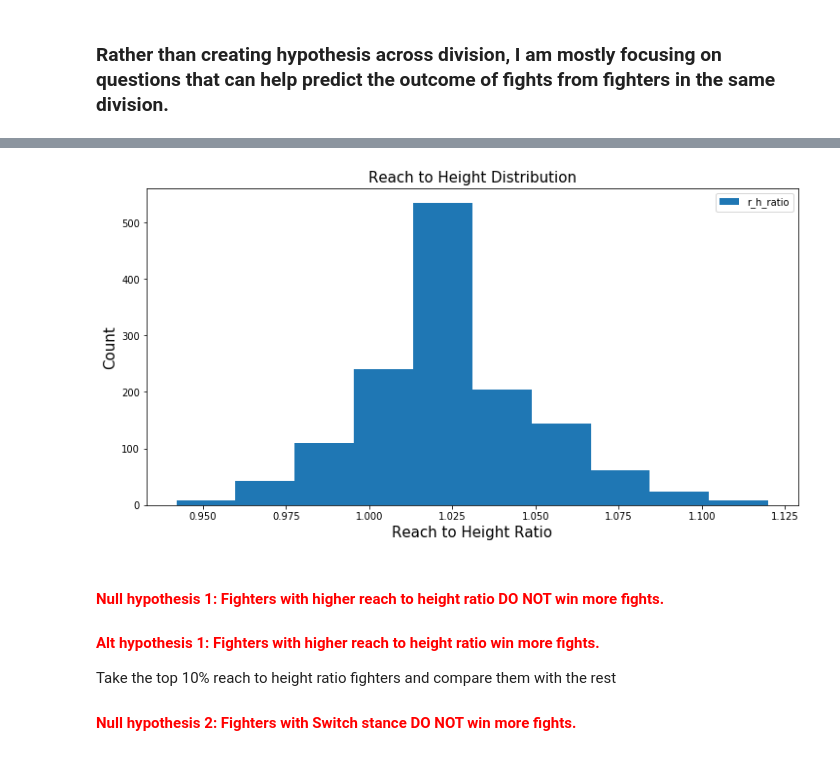
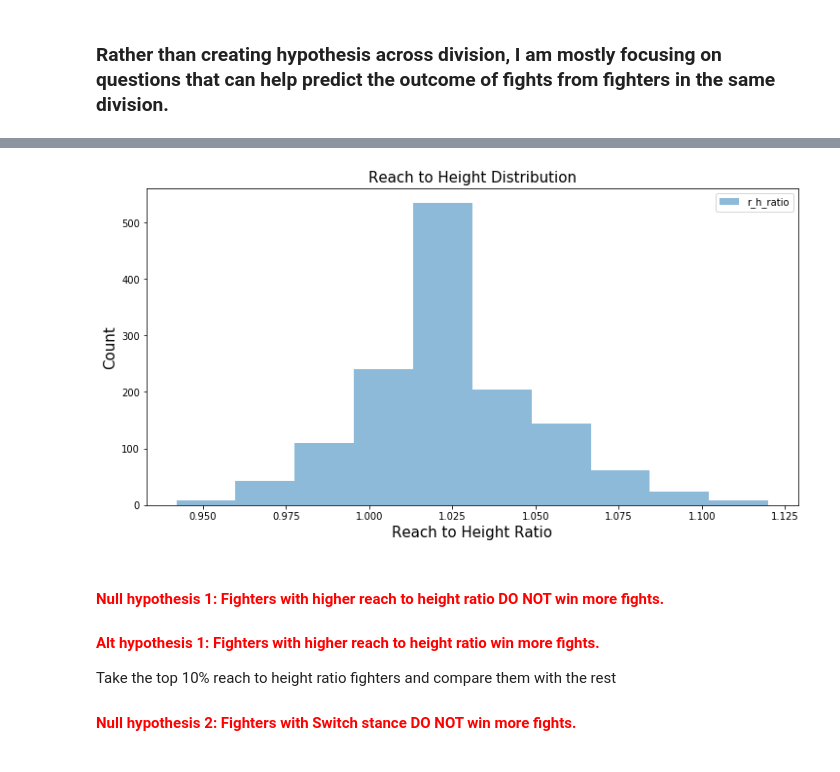
Before and after one commit to victorpena1/UFC_Analysis, a Jupyter notebook: UFC_EDA.ipynb, the cells around one changed output, grey strips where cells are left out. Drawn from its saved outputs; the diff is of its cells as text; code cells hidden in the pictures.

```diff
--- a/UFC_EDA.ipynb
+++ b/UFC_EDA.ipynb
@@ -233,14 +257,14 @@ df_rhr_cl.head(1)
 # %%
 fig, ax = plt.subplots(figsize= (12,6))
-ax.hist(df_rhr_cl.r_h_ratio)
+ax.hist(df_rhr_cl.r_h_ratio, alpha =0.5)
 ax.set_title("Reach to Height Distribution", fontsize = 15)
 ax.set_ylabel("Count", fontsize = 15)
 ax.set_xlabel("Reach to Height Ratio", fontsize = 15)
 #plt.xticks(df_by_st.index, rotation='vertical', fontsize = 12)
 ax.legend()
 fig.show()
 # %% [output]
-[figure, old version]
+[figure, new version]
 # %% [markdown]
 #### <span style="color:red">Null hypothesis 1: Fighters with higher reach to height ratio DO NOT win more fights.</span>
 #### <span style="color:red">Alt hypothesis 1: Fighters with higher reach to height ratio win more fights.</span>
```
Also changed, not shown: parts of 37 cells of this notebook, 3 other files.
